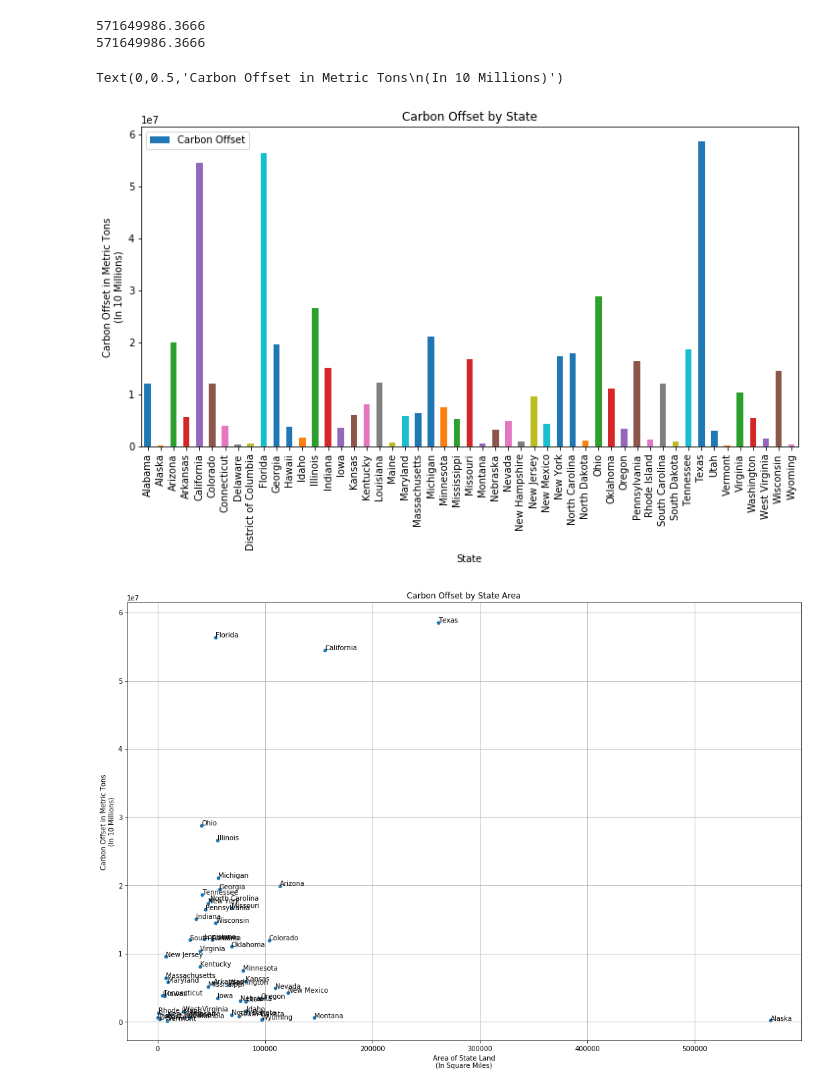
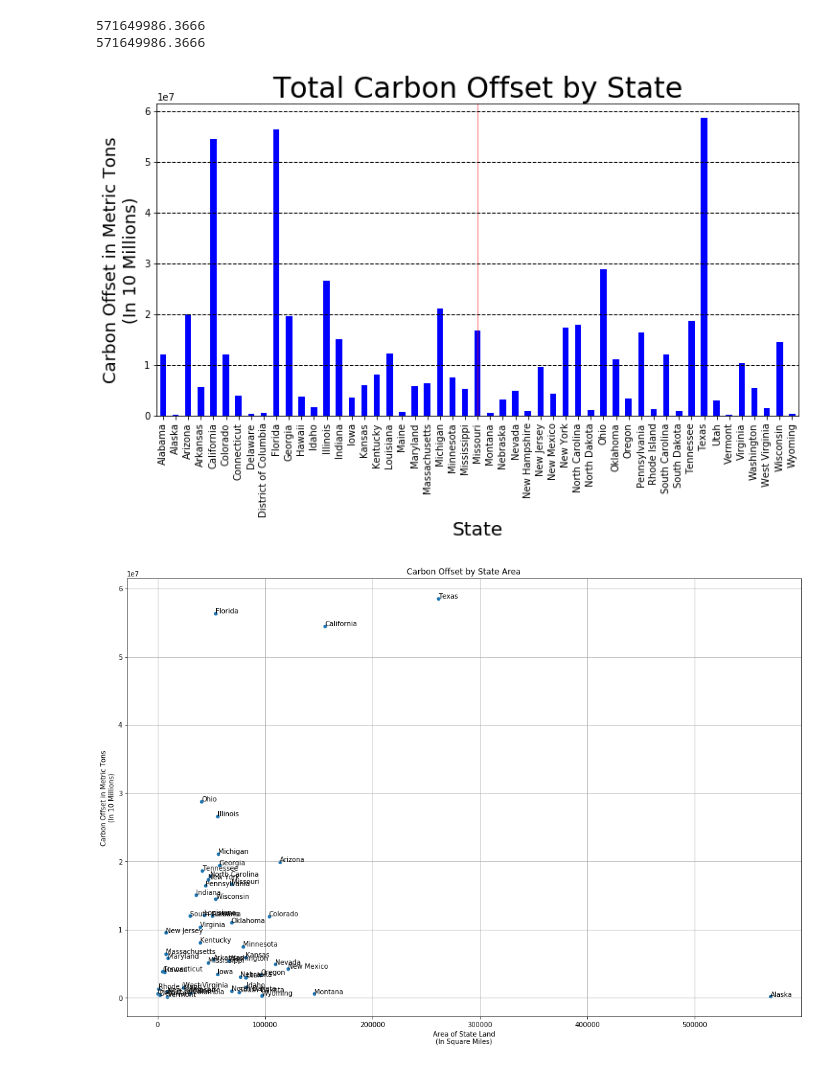
Before and after one commit to Agrattendick/Group-Project, a Jupyter notebook: Carbon Offsets for Solar Panels.ipynb, the cells around one changed output. Cells and saved outputs as stored; diff of their text form; code cells hidden in the pictures.

```diff
--- a/Carbon Offsets for Solar Panels.ipynb
+++ b/Carbon Offsets for Solar Panels.ipynb
@@ -49,15 +50,23 @@ print(X)
 # %%
 #Charts
 #Bar Chart of Carbon Offset by State
-sunroofStateFinal_DF.plot.bar(x = "State", y = "Carbon Offset", figsize = (12,6))
-plt.title("Carbon Offset by State")
-plt.xlabel("State")
+sunroofStateFinal_DF.plot.bar(x = "State", y = "Carbon Offset", figsize = (12,6), legend = False, color = "blue")
+plt.title("Total Carbon Offset by State", fontsize = 30)
+plt.xlabel("State", fontsize = 20)
 plt.ylabel("Carbon Offset in Metric Tons"
            "\n"
-           "(In 10 Millions)")
+           "(In 10 Millions)", fontsize=18)
+
+plt.axvline(25,color = "red", lw = "0.5")
+plt.axhline(10000000, ls = "--", color = "black", lw = "1")
+plt.axhline(20000000, ls = "--", color = "black", lw = "1")
+plt.axhline(30000000, ls = "--", color = "black", lw = "1")
+plt.axhline(40000000, ls = "--", color = "black", lw = "1")
+plt.axhline(50000000, ls = "--", color = "black", lw = "1")
+plt.axhline(60000000, ls = "--", color = "black", lw = "1")
+plt.show()
 # %% [output]
-Text(0,0.5,'Carbon Offset in Metric Tons\n(In 10 Millions)')
-[figure, old version]
+[figure, new version]
 # %%
 #Scatter plot
 #Carbon Offset by Surface Area
```
Also changed, not shown: parts of 3 cells of this notebook, 1 other file.
